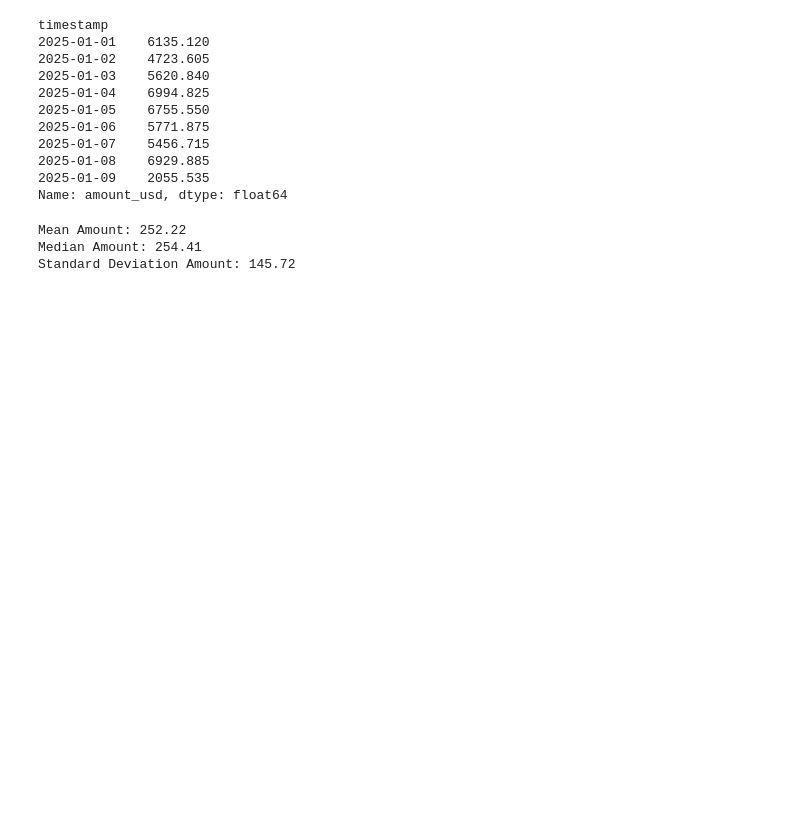
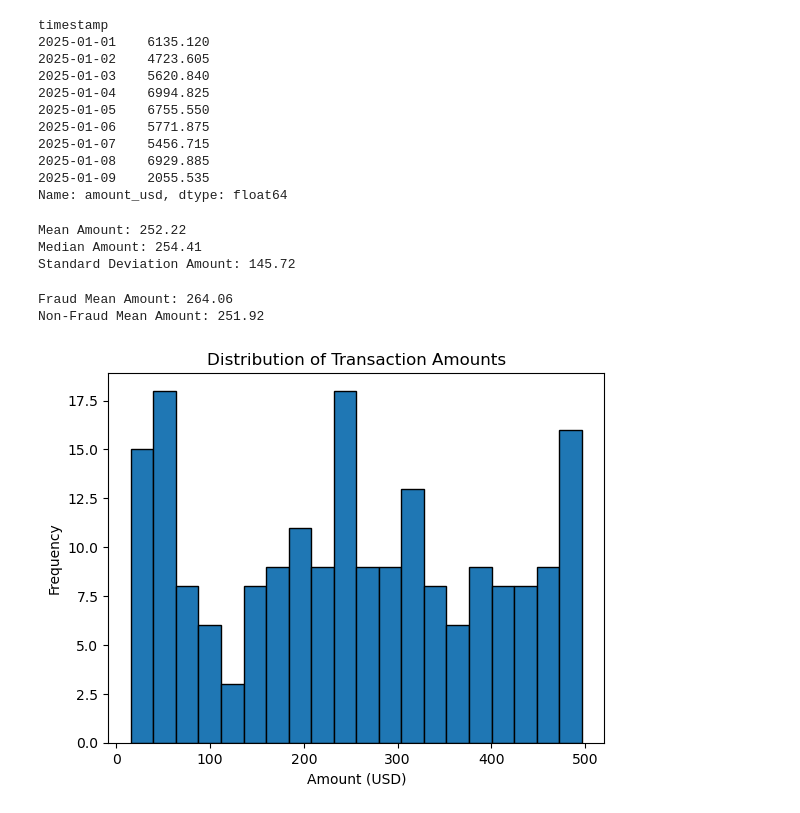
Before and after one commit to Elsie-ND/Data-Analysis-Practice, a Jupyter notebook: Data Analysis.ipynb, the cells around one changed output. Cells and saved outputs as stored; diff of their text form; code cells hidden in the pictures; blank space fills up the shorter version.

Commit message:
Distribution of Transaction Amounts

```diff
--- a/Data Analysis.ipynb
+++ b/Data Analysis.ipynb
@@ -233,7 +233,10 @@ Median Amount: 254.41
 Standard Deviation Amount: 145.72
 # %%
 fraud_amounts = df[df['is_fraud'] == 1]['amount_usd']
-non_fraud_amounts = df[data['is_fraud'] == 0]['amount_usd']
+non_fraud_amounts = df[df['is_fraud'] == 0]['amount_usd']
 
 print(f"Fraud Mean Amount: {np.mean(fraud_amounts):.2f}")
 print(f"Non-Fraud Mean Amount: {np.mean(non_fraud_amounts):.2f}")
+# %% [output]
+Fraud Mean Amount: 264.06
+Non-Fraud Mean Amount: 251.92
@@ -239,0 +246,10 @@ print(f"Non-Fraud Mean Amount: {np.mean(non_fraud_amounts):.2f}")
+# %%
+import matplotlib.pyplot as plt
+
+plt.hist(df['amount_usd'], bins=20, edgecolor='black')
+plt.title('Distribution of Transaction Amounts')
+plt.xlabel('Amount (USD)')
+plt.ylabel('Frequency')
+plt.show()
+# %% [output]
+[figure, added]
```
Also changed, not shown: parts of 1 cell of this notebook.
